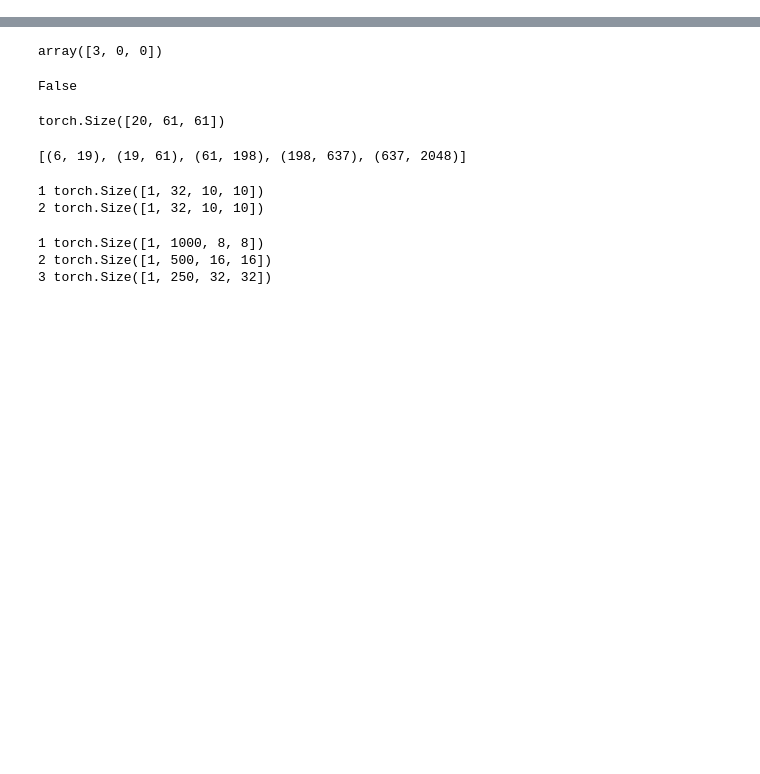
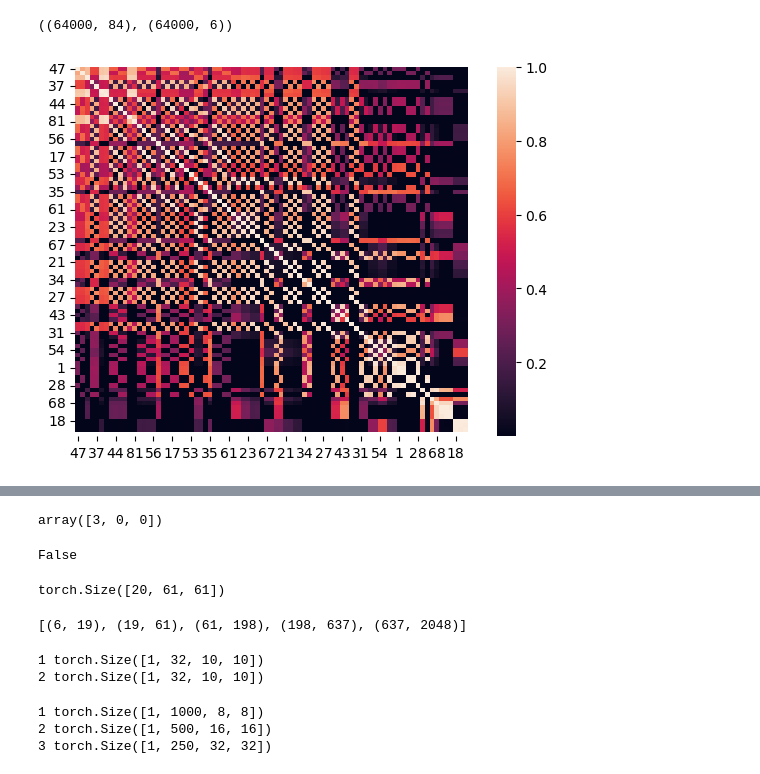
Before and after one commit to Bloomistell/DGBaN, a Jupyter notebook: test.ipynb, the cells around one changed output, grey strips where cells are left out. Drawn from its saved outputs; the diff is of its cells as text; code cells hidden in the pictures; blank space fills up the shorter version.

```diff
--- a/test.ipynb
+++ b/test.ipynb
@@ -21,3 +47,29 @@ from mpl_toolkits.mplot3d import axes3d
+# %%
+pca95 = PCA(n_components=0.95)
+transformed = pca95.fit_transform(X)
+
+X.shape, transformed.shape
+# %% [output]
+((64000, 84), (64000, 6))
+# %%
+df = pd.DataFrame(X)
+
+corr_matrix = df.corr().abs()
+
+# Compute the sum of correlations for each column
+sum_corr = corr_matrix.sum()
+
+# Sort index by the sum of correlations
+sorted_index = sum_corr.sort_values(ascending=False).index
+
+# Reorder the correlation matrix
+sorted_corr_matrix = corr_matrix.reindex(sorted_index).reindex(sorted_index, axis=1)
+
+# Display a heatmap
+sn.heatmap(sorted_corr_matrix, annot=False)
+plt.show()
+# %% [output]
+[figure, added]
 # %%
 df.sort_values('final_train_loss')
 # %% [output]
```
Also changed, not shown: parts of 5 cells of this notebook, 11 other files.
